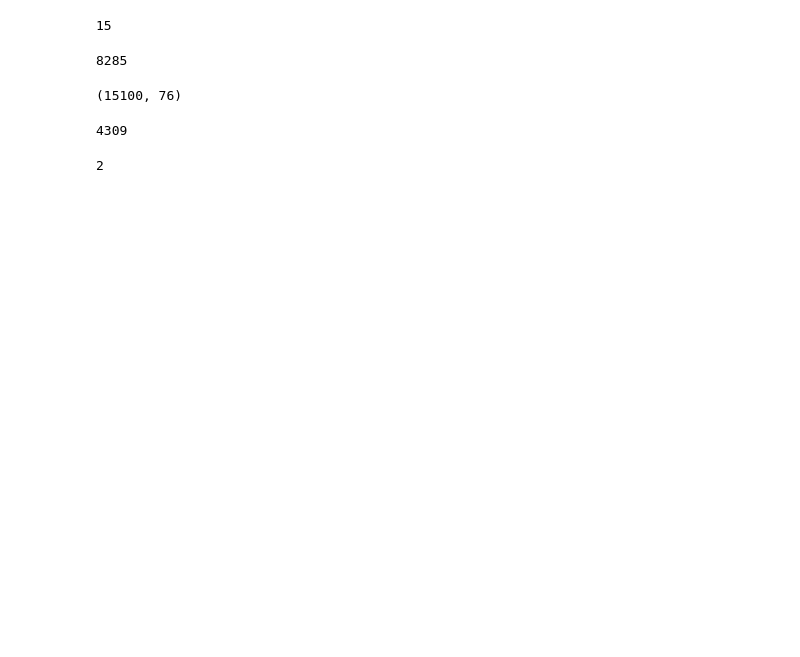
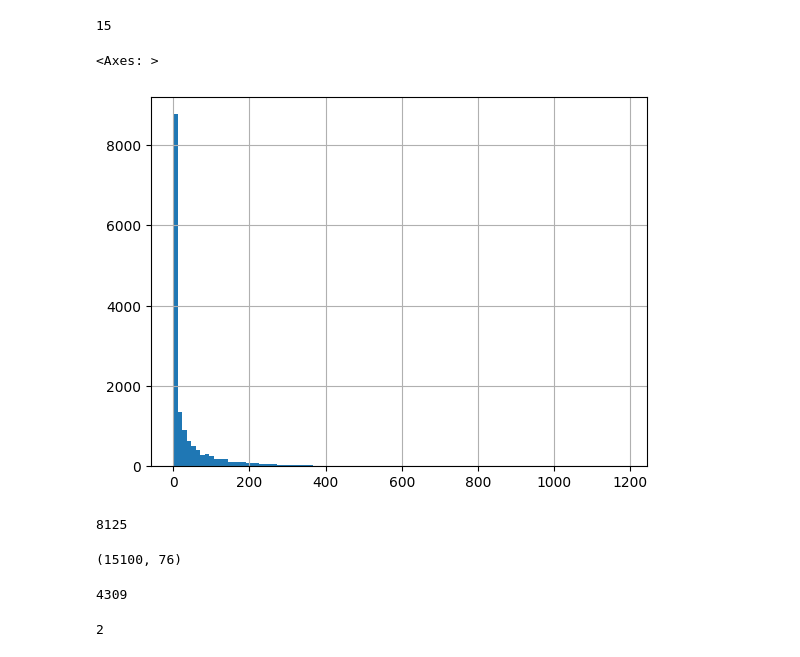
Before and after one commit to captainst/airbnb-data-analysis, a Jupyter notebook: test.ipynb, the cells around one changed output. Cells and saved outputs as stored; diff of their text form; code cells hidden in the pictures; blank space fills up the shorter version.

```diff
--- a/test.ipynb
+++ b/test.ipynb
@@ -135,9 +138,14 @@ df_listing_total.query('review_scores_rating == 0').count()[0]
 # %% [output]
 15
+# %%
+df_listing_origin["number_of_reviews"].hist(bins=100)
+# %% [output]
+<Axes: >
+[figure, added]
 # %%
-df_listing_total.query('number_of_reviews < 10').count()[0]
+df_listing_total.query('number_of_reviews >= 5').count()[0]
 # %% [output]
-8285
+8125
 # %%
 df_listing_total.shape
 # %% [output]
```
Also changed, not shown: parts of 50 cells of this notebook, 4 other files.
